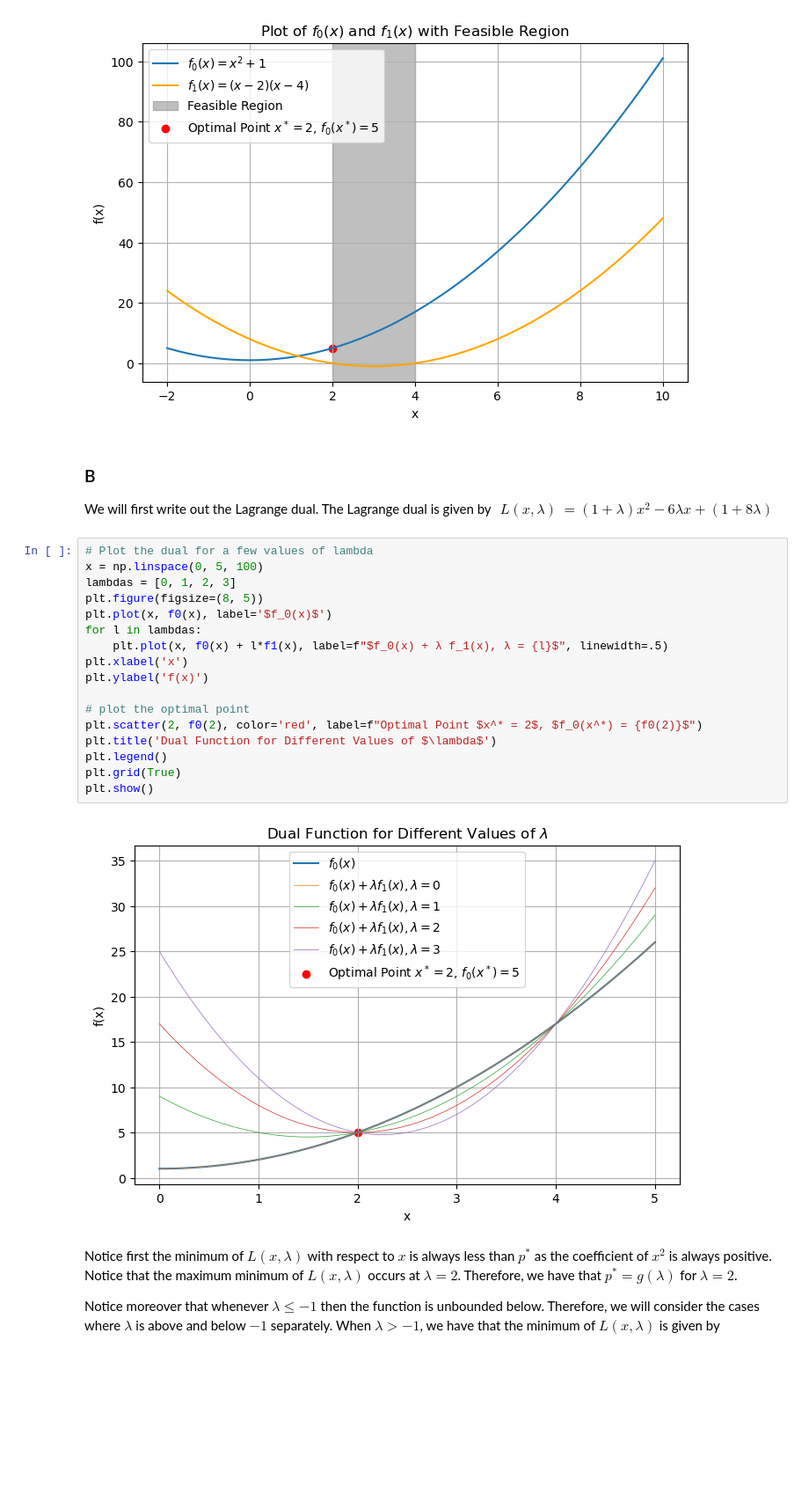
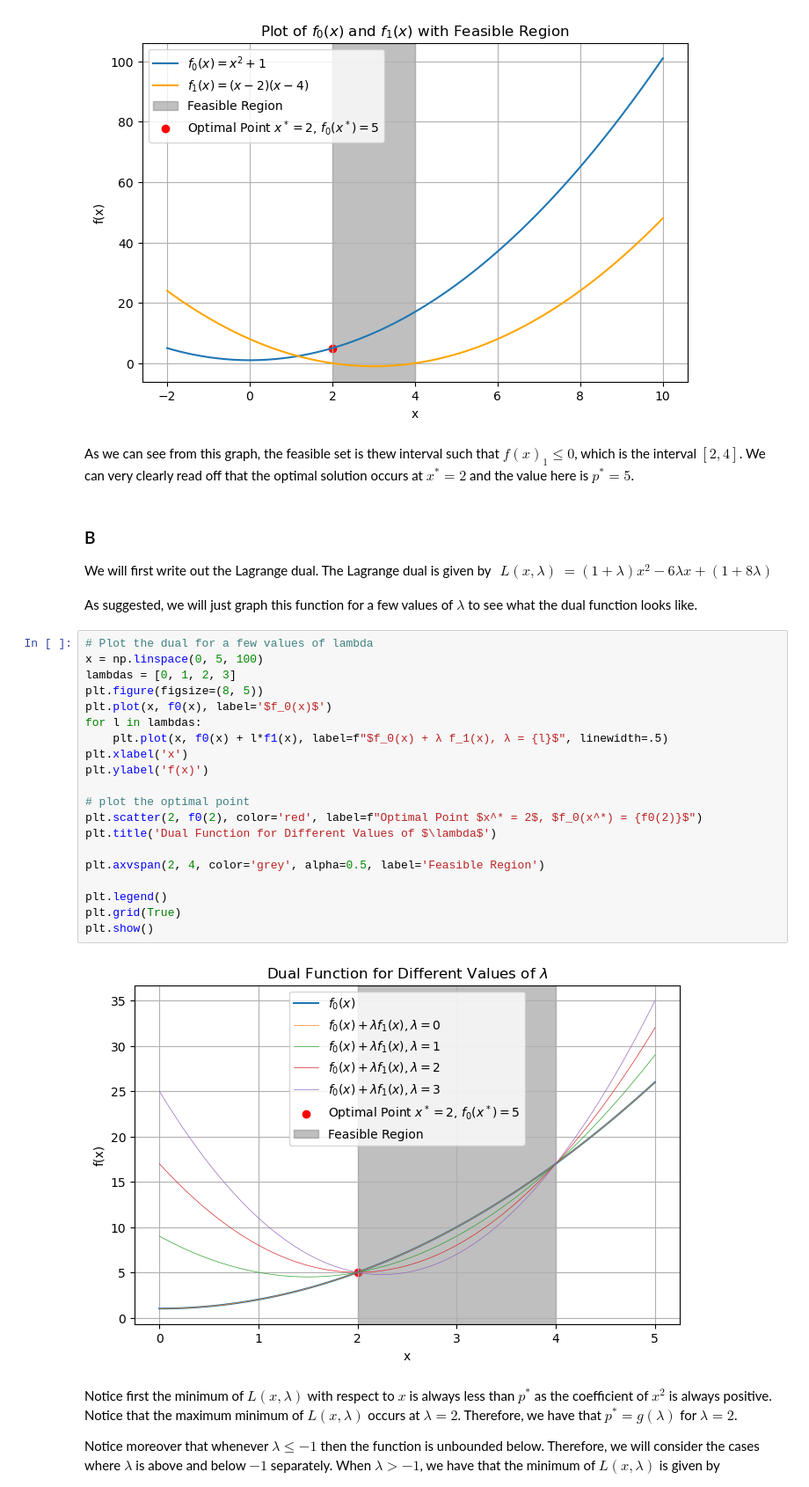
Before and after one commit to varkmiti/S-DS-432, a Jupyter notebook: PSET1/pset1.ipynb, the cells around one changed output. Shown at 88% size. Saved outputs shown, nothing was run; the diff lists cells and outputs as text; blank space fills up the shorter version.

```diff
--- a/PSET1/pset1.ipynb
+++ b/PSET1/pset1.ipynb
@@ -45,31 +45,38 @@ plt.grid(True)
 plt.show()
 # %% [output]
 [figure]
+# %% [markdown]
+As we can see from this graph, the feasible set is thew interval such that $f(x)_1 \leq 0$, which is the interval $[2, 4]$. We can very clearly read off that the optimal solution occurs at $x^* = 2$ and the value here is $p^* = 5$.
 # %% [markdown]
 ### B
 We will first write out the Lagrange dual. The Lagrange dual is given by
 $\begin{align}
 L(x, \lambda) & = (1 + \lambda)x^2 - 6\lambda x + (1 + 8 \lambda)
 \end{align}$
+
+As suggested, we will just graph this function for a few values of $\lambda$ to see what the dual function looks like.
 # %%
 # Plot the dual for a few values of lambda
 x = np.linspace(0, 5, 100)
 lambdas = [0, 1, 2, 3]
 plt.figure(figsize=(8, 5))
 plt.plot(x, f0(x), label='$f_0(x)$')
 for l in lambdas:
     plt.plot(x, f0(x) + l*f1(x), label=f"$f_0(x) + λ f_1(x), λ = {l}$", linewidth=.5)
 plt.xlabel('x')
 plt.ylabel('f(x)')
 
 # plot the optimal point
 plt.scatter(2, f0(2), color='red', label=f"Optimal Point $x^* = 2$, $f_0(x^*) = {f0(2)}$")
 plt.title('Dual Function for Different Values of $\lambda$')
+
+plt.axvspan(2, 4, color='grey', alpha=0.5, label='Feasible Region')
+
 plt.legend()
 plt.grid(True)
 plt.show()
 # %% [output]
-[figure, old version]
+[figure, new version]
 # %% [markdown]
 Notice first the minimum of $L(x, \lambda)$ with respect to $x$ is always less than $p^*$ as the coefficient of $x^2$ is always positive. Notice that the maximum minimum of $L(x, \lambda)$ occurs at $\lambda = 2$. Therefore, we have that $p^* = g(\lambda)$ for $\lambda = 2$.
 
```
Also changed, not shown: parts of 11 cells of this notebook.
